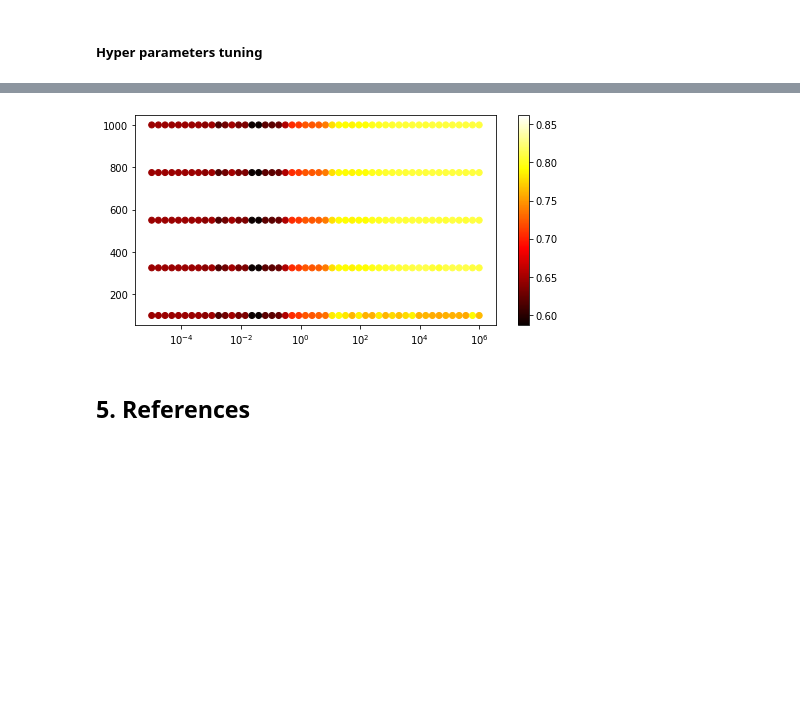
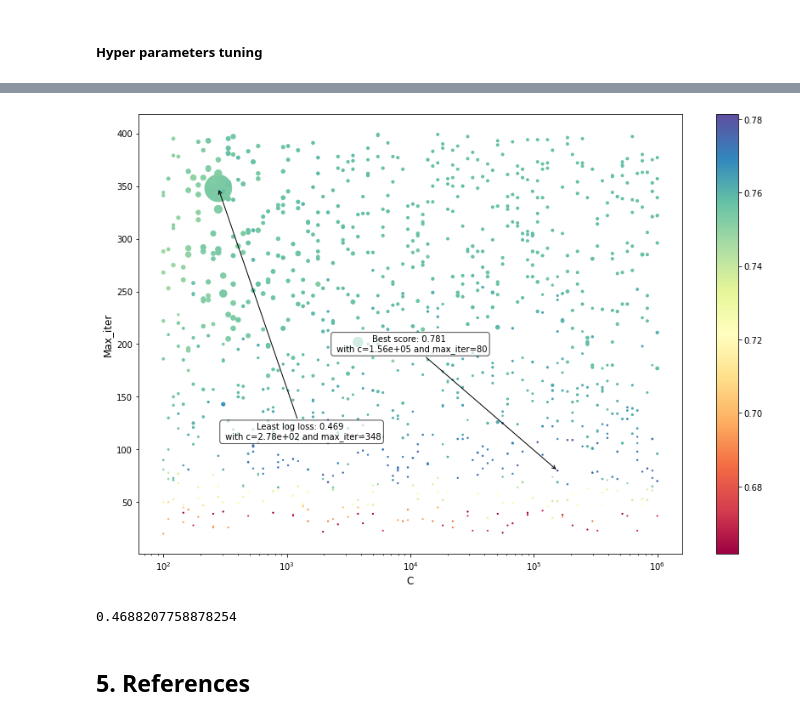
Before and after one commit to przemekbil/PfDA_2021_project, a Jupyter notebook: Project.ipynb, the cells around one changed output, grey strips where cells are left out. Drawn from its saved outputs; the diff is of its cells as text; code cells hidden in the pictures; blank space fills up the shorter version.

```diff
--- a/Project.ipynb
+++ b/Project.ipynb
@@ -914,7 +916,7 @@ weighted avg       0.87      0.78      0.80      9600
 #####  Hyper parameters tuning
 # %%
 # define a list of c values (inverse of regularization strength) to run the model training with
-c_values = np.geomspace(1e-5, 1e6, num=50)
+c_values = np.geomspace(1e2, 1e6, num=100)
 
 fig, ax = plt.subplots()
 ax.plot(c_values, 'b.')
@@ -971,4 +963,7 @@ Wall time: 27.1 s
 # %%
-scores_df.sort_values(by='Log loss')
+# Sort the scores df by the 'Score' value, largest on the top
+scores_df.sort_values(by='Score', ascending=False, inplace=True)
+max_score = scores_df.iloc[0,:]
+scores_df.head(10)
 # %% [output]
 |  | C | max_iter | Score | Log loss |
@@ -986,0 +980,5 @@ scores_df.sort_values(by='Log loss')
+# %%
+# Sort the scores df by the 'Log loss value' value, largest on the top
+scores_df.sort_values(by='Log loss', ascending=True, inplace=True)
+min_logloss = scores_df.iloc[0,:]
+scores_df.head(10)
@@ -987,30 +1019,61 @@ scores_df.sort_values(by='Log loss')
 # %%
 # Plot created with help of this article:
 # https://www.tutorialspoint.com/how-can-i-convert-numbers-to-a-color-scale-in-matplotlib
-fig, ax = plt.subplots()
+fig, ax = plt.subplots(figsize=(12,8))
 
-cmap = plt.cm.hot
-norm = colors.Normalize(vmin=scores_df.Score.min(), vmax=scores_df.Score.max()+.05)
-
-plt.rcParams["figure.figsize"] = [7.00, 3.50]
-plt.rcParams["figure.autolayout"] = True
-x = np.arange(12)
-y = np.random.rand(len(x)) * 20
-c = np.random.rand(len(x)) * 3 + 1.5
-df = pd.DataFrame({"x": x, "y": y, "c": c})
-
+cmap = plt.cm.Spectral
+norm = colors.Normalize(vmin=scores_df.Score.min(), vmax=scores_df.Score.max())
 
 # convert dtype object to number as per:
 # https://stackoverflow.com/questions/25952790/convert-pandas-series-from-dtype-object-to-float-and-errors-to-nans
-ax.scatter(scores_df.C, scores_df.max_iter, color = cmap(norm(pd.to_numeric(scores_df.Score))) )
+ax.scatter(scores_df.C,
+           scores_df.max_iter,
+           color = cmap(norm(pd.to_numeric(scores_df.Score))),
+           s = pd.to_numeric(scores_df.p_size)
+          )
 ax.set_xscale('log')
 
 sm = plt.cm.ScalarMappable(cmap=cmap, norm=norm)
 fig.colorbar(sm)
 
+# Set the labels on the Axis
+ax.set_xlabel('C', fontsize=12)
+ax.set_ylabel('Max_iter', fontsize=12)
+
+
+c_max, iter_max, score_max, loss_min = max_score
+
+# Annotations added as per:
+# https://matplotlib.org/stable/tutorials/text/annotations.html
+ax.annotate('Best score: {:.3} \n with c={:.3} and max_iter={}'.format(score_max, c_max, iter_max),    # Text to be put in the annotation
+            xy=(c_max, iter_max),  xycoords='data',                                            # coordinates of the data point
+            xytext=(0.5, 0.5), textcoords= 'axes fraction',                                    # coordinates of the text
+            arrowprops=dict(facecolor='black',  arrowstyle="->", connectionstyle="arc3"),      # parameters of the arrow
+            horizontalalignment='center', verticalalignment='top',                             # alignment of the text to the 'xytext' coordinates
+            bbox=dict(boxstyle="round", fc="w", alpha=0.7)                                     # parameters of the box around the text
+            )
+
+
+c_max, iter_max, score_max, loss_min = min_logloss
+
+# Annotations added as per:
+# https://matplotlib.org/stable/tutorials/text/annotations.html
+ax.annotate('Least log loss: {:.3} \n with c={:.3} and max_iter={}'.format(loss_min, c_max, iter_max),    # Text to be put in the annotation
+            xy=(c_max, iter_max),  xycoords='data',                                            # coordinates of the data point
+            xytext=(0.3, 0.3), textcoords= 'axes fraction',                                    # coordinates of the text
+            arrowprops=dict(facecolor='black',  arrowstyle="->", connectionstyle="arc3"),      # parameters of the arrow
+            horizontalalignment='center', verticalalignment='top',                             # alignment of the text to the 'xytext' coordinates
+            bbox=dict(boxstyle="round", fc="w", alpha=0.7)                                     # parameters of the box around the text
+            )
+
+
 plt.show()
 # %% [output]
-[figure, old version]
+[figure, new version]
+# %%
+min(scores_df['Log loss'])
+# %% [output]
+0.4688207758878254
 # %% [markdown]
 ## 5. References
 # %% [markdown]
```
Also changed, not shown: parts of 32 cells of this notebook.
